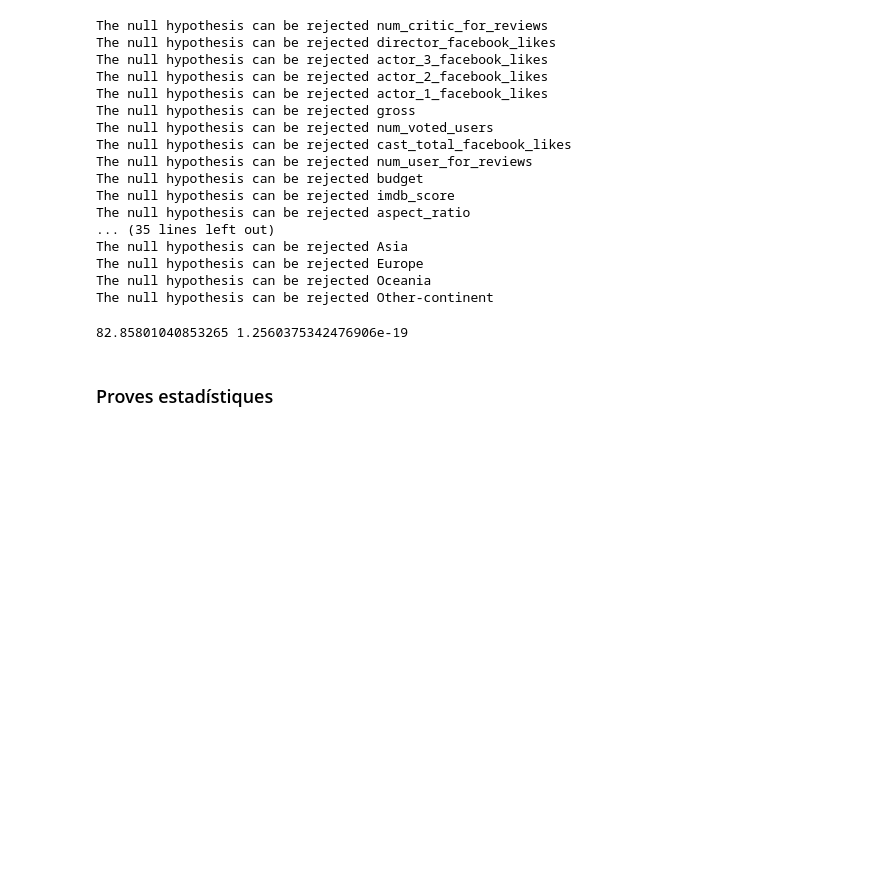
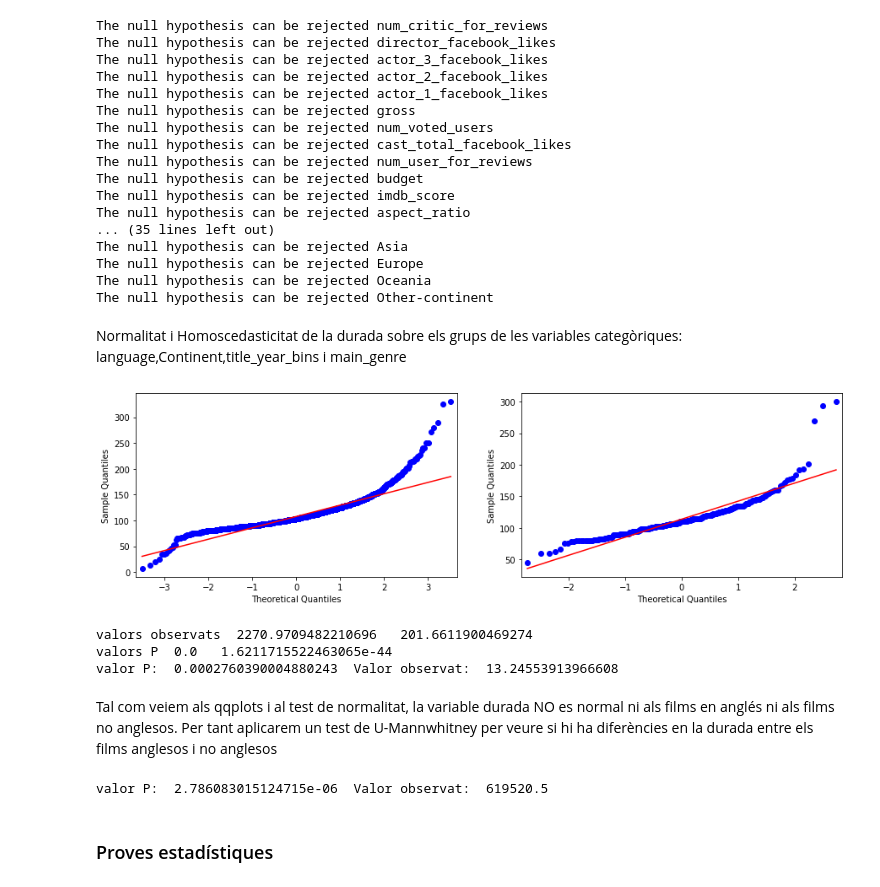
Before and after one commit to sgalan/Practica2-Neteja, a Jupyter notebook: Pràctica2-Neteja.ipynb, the cells around one changed output. Saved outputs shown, nothing was run; the diff lists cells and outputs as text; code cells hidden in the pictures; blank space fills up the shorter version.

```diff
--- a/Pràctica2-Neteja.ipynb
+++ b/Pràctica2-Neteja.ipynb
@@ -208,12 +207,0 @@ plt.show()
-# %%
-select_num = filtered_df.select_dtypes(include=['float64', 'int64'])
-colnames = list(select_num.columns)
-
-fig, axes = plt.subplots(nrows = int(np.shape(select_num)[1]/3), ncols = 3, figsize=(15,15))
-y = 0
-for name in colnames:
-    i, j = divmod(y, 3)
-    sns.kdeplot(data=filtered_df[name], ax=axes[i, j])
-    y = y + 1
-plt.tight_layout()
-plt.show()
@@ -471,12 +444,39 @@ The null hypothesis can be rejected Asia
 The null hypothesis can be rejected Europe
 The null hypothesis can be rejected Oceania
 The null hypothesis can be rejected Other-continent
-# %%
-# homogeneitat variances
-stat, p = stats.levene(high_score['duration'], low_score['duration'])
-print(stat, p)
-# %% [output]
-82.85801040853265 1.2560375342476906e-19
+# %% [markdown]
+Normalitat i Homoscedasticitat de la durada sobre els grups de les variables categòriques: language,Continent,title_year_bins i main_genre
+# %%
+## Llenguatge: english or other.
+g1=filtered_df[filtered_df['language'] =='English']['duration']
+g2=filtered_df[filtered_df['language'] !='English']['duration']
+
+# normalitat
+fig, ax = plt.subplots(1, 2, figsize=(15, 4))
+qqplot(g1, line='s', ax = ax[0])
+qqplot(g2, line='s', ax=ax[1])
+plt.show()
+x1, p1 = stats.normaltest(g1)
+x2, p2 = stats.normaltest(g2)
+print("valors observats ", x1, " ",x2)
+print("valors P ",p1," ",p2)
+
+# homoscedasticitat
+stat, p = stats.levene(g1,g2)
+print("valor P: ",p, " Valor observat: ",stat)
+# %% [output]
+[figure, added]
+valors observats  2270.9709482210696   201.6611900469274
+valors P  0.0   1.6211715522463065e-44
+valor P:  0.0002760390004880243  Valor observat:  13.24553913966608
+# %% [markdown]
+Tal com veiem als qqplots i al test de normalitat, la variable durada NO es normal ni als films en anglés ni als films no anglesos. Per tant aplicarem un test de U-Mannwhitney per veure si hi ha diferències en la durada entre els films anglesos i no anglesos
+# %%
+# TEST U MANN WITHNEY, compare samples
+stat, p = mannwhitneyu(g1, g2)
+print("valor P: ",p, " Valor observat: ",stat)
+# %% [output]
+valor P:  2.786083015124715e-06  Valor observat:  619520.5
 # %% [markdown]
 ### Proves estadístiques <a class="anchor" id="proves_estadístiques"></a>
 # %% [markdown]
```
Also changed, not shown: parts of 8 cells of this notebook.
